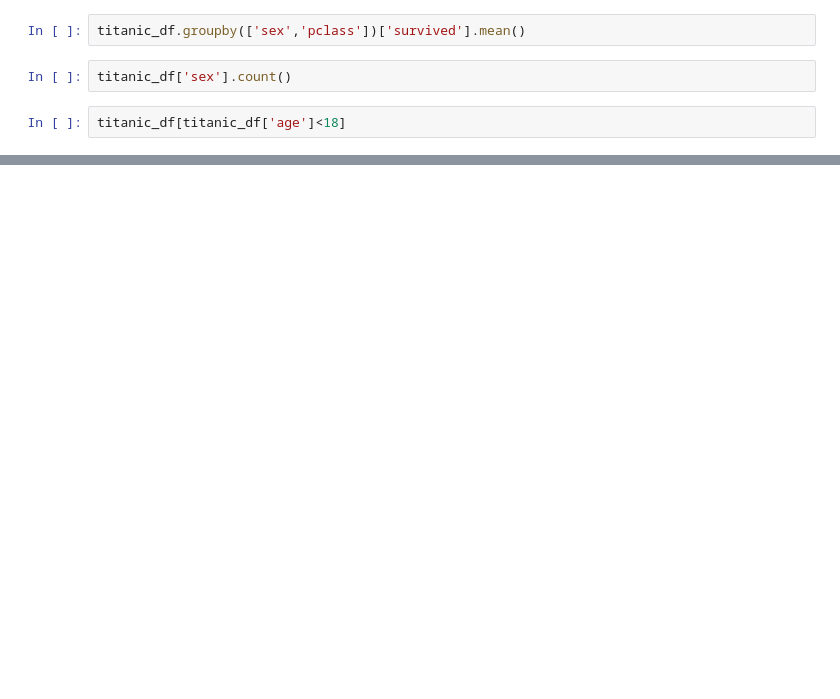
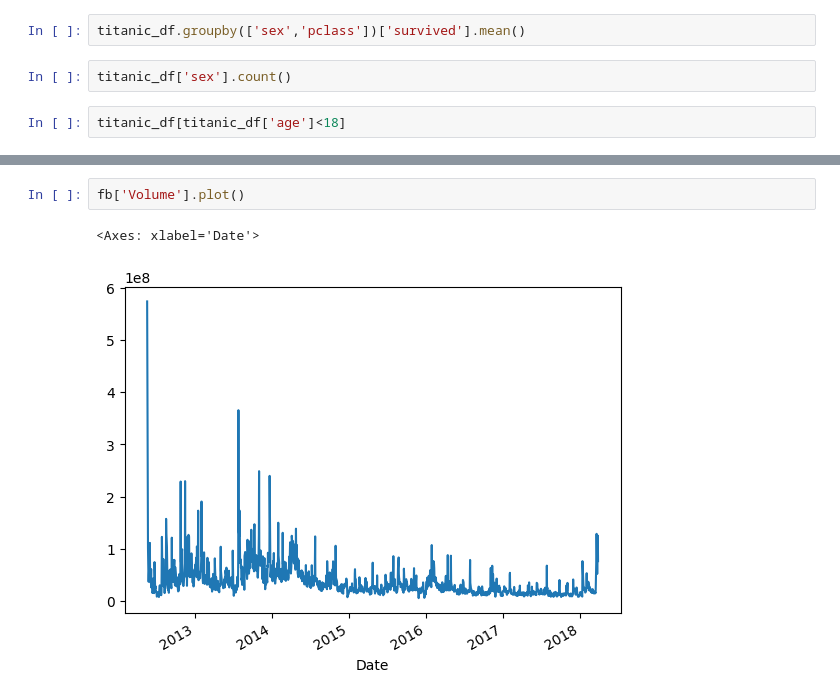
Before and after one commit to nmagee/ds1002, a Jupyter notebook: notebooks/08-pandas-introduction.ipynb, the cells around one changed output, grey strips where cells are left out. Drawn from its saved outputs; the diff is of its cells as text; blank space fills up the shorter version.

```diff
--- a/notebooks/08-pandas-introduction.ipynb
+++ b/notebooks/08-pandas-introduction.ipynb
@@ -34,0 +139,5 @@ titanic_df[titanic_df['age']<18]
+# %%
+fb['Volume'].plot()
+# %% [output]
+<Axes: xlabel='Date'>
+[figure, added]
```
Also changed, not shown: parts of 17 cells of this notebook.
